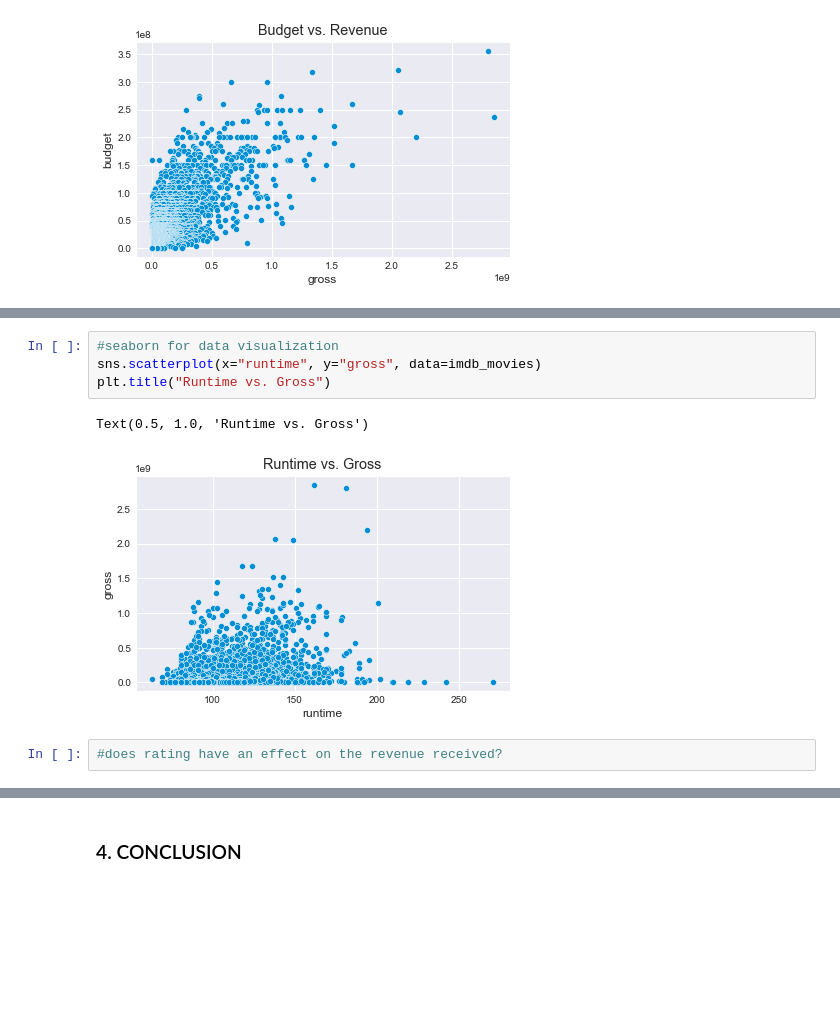
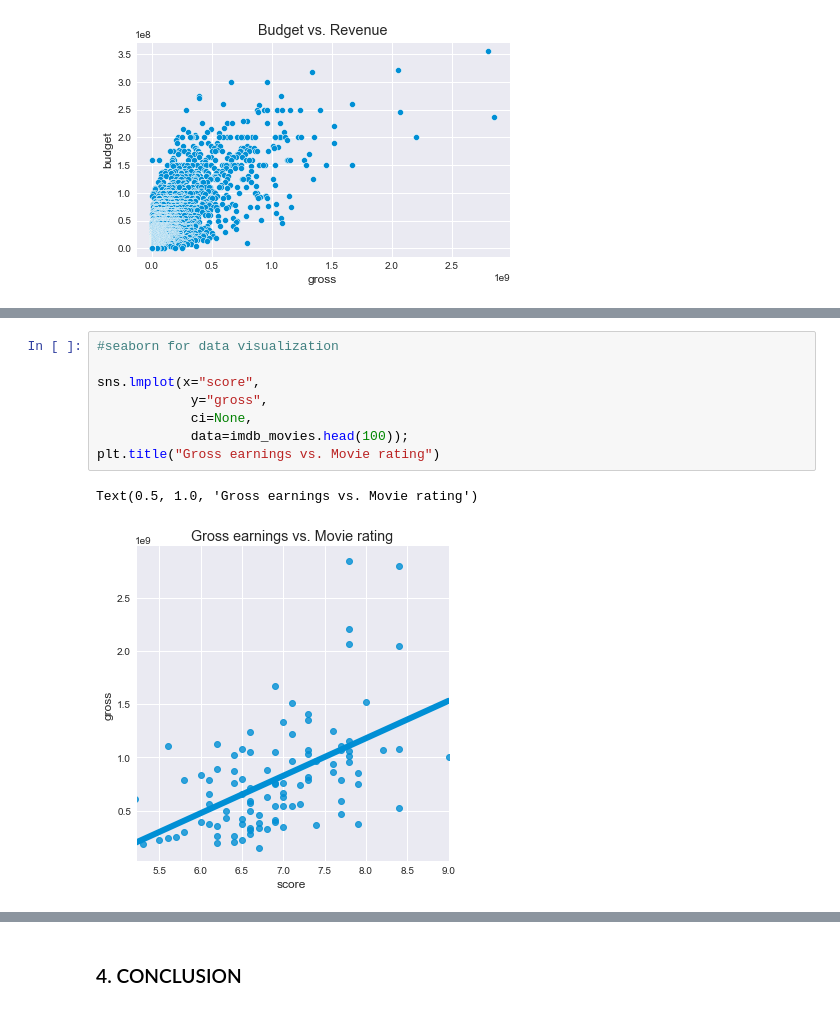
Before and after one commit to BeverlyWairimu/Film-industry-project, a Jupyter notebook: Project.ipynb, the cells around one changed output, grey strips where cells are left out. Saved outputs shown, nothing was run; the diff lists cells and outputs as text; blank space fills up the shorter version.

```diff
--- a/Project.ipynb
+++ b/Project.ipynb
@@ -1009,9 +931,11 @@ Text(0.5, 1.0, 'Budget vs. Revenue')
 # %%
 #seaborn for data visualization
-sns.scatterplot(x="runtime", y="gross", data=imdb_movies)
-plt.title("Runtime vs. Gross")
+
+sns.lmplot(x="score",
+            y="gross",
+            ci=None,
+            data=imdb_movies.head(100));
+plt.title("Gross earnings vs. Movie rating")
 # %% [output]
-Text(0.5, 1.0, 'Runtime vs. Gross')
+Text(0.5, 1.0, 'Gross earnings vs. Movie rating')
-[figure, old version]
+[figure, new version]
-# %%
-#does rating have an effect on the revenue received?
```
Also changed, not shown: parts of 105 cells of this notebook.
